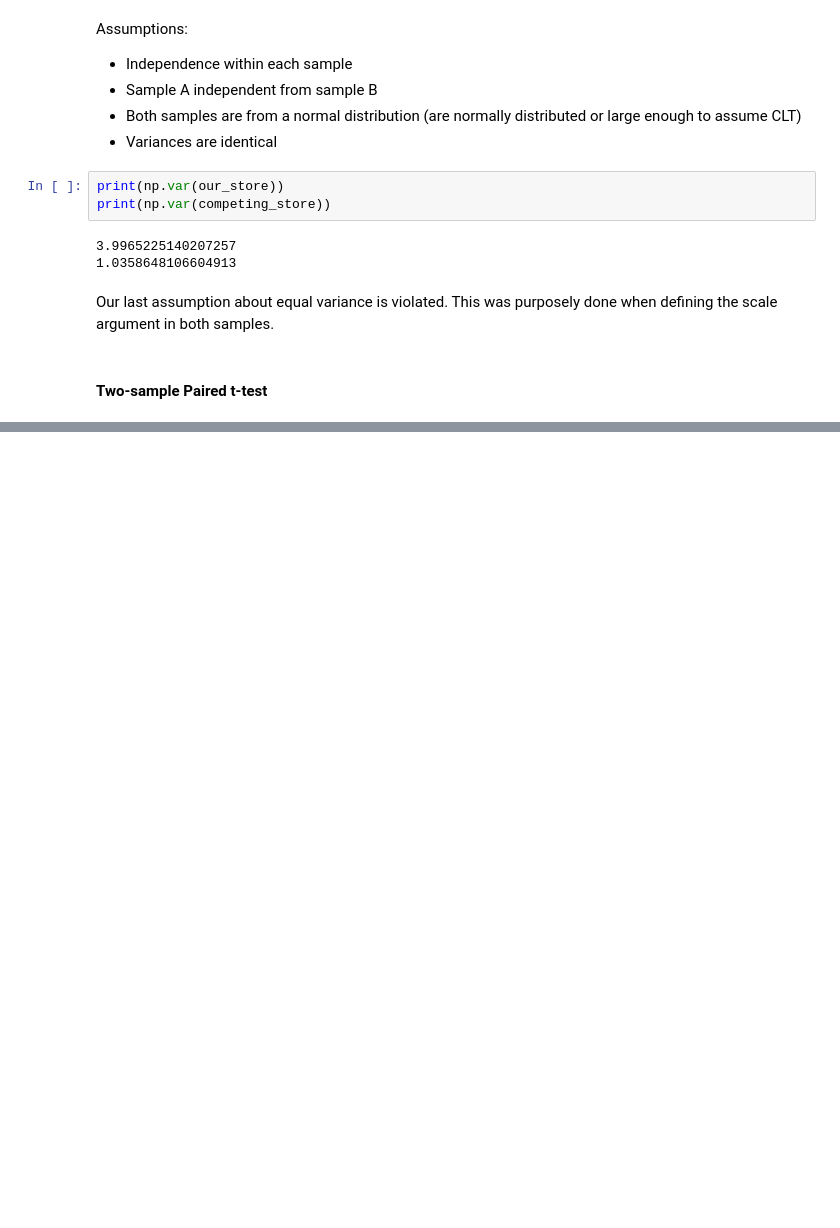
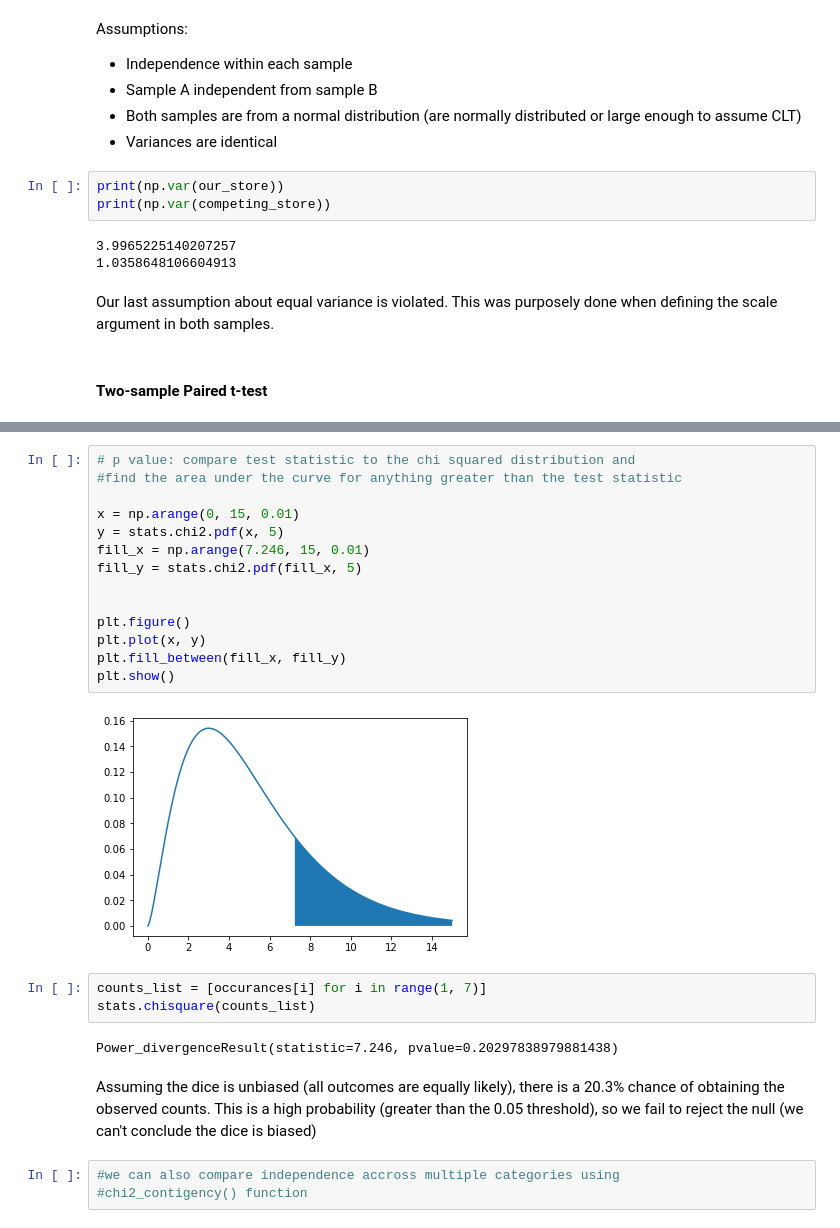
Before and after one commit to eugenebaraka/deep-stats, a Jupyter notebook: hypothesis_testing.ipynb, the cells around one changed output, grey strips where cells are left out. Drawn from its saved outputs; the diff is of its cells as text; blank space fills up the shorter version.

```diff
--- a/hypothesis_testing.ipynb
+++ b/hypothesis_testing.ipynb
@@ -124,0 +253,26 @@ The difference in customer spend between two stores above might be due to differ
+# %%
+# p value: compare test statistic to the chi squared distribution and
+#find the area under the curve for anything greater than the test statistic
+
+x = np.arange(0, 15, 0.01)
+y = stats.chi2.pdf(x, 5)
+fill_x = np.arange(7.246, 15, 0.01)
+fill_y = stats.chi2.pdf(fill_x, 5)
+
+
+plt.figure()
+plt.plot(x, y)
+plt.fill_between(fill_x, fill_y)
+plt.show()
+# %% [output]
+[figure, added]
+# %%
+counts_list = [occurances[i] for i in range(1, 7)]
+stats.chisquare(counts_list)
+# %% [output]
+Power_divergenceResult(statistic=7.246, pvalue=0.20297838979881438)
+# %% [markdown]
+Assuming the dice is unbiased (all outcomes are equally likely), there is a 20.3% chance of obtaining the observed counts. This is a high probability (greater than the 0.05 threshold), so we fail to reject the null (we can't conclude the dice is biased)
+# %%
+#we can also compare independence accross multiple categories using
+#chi2_contigency() function
```
Also changed, not shown: parts of 21 cells of this notebook.
